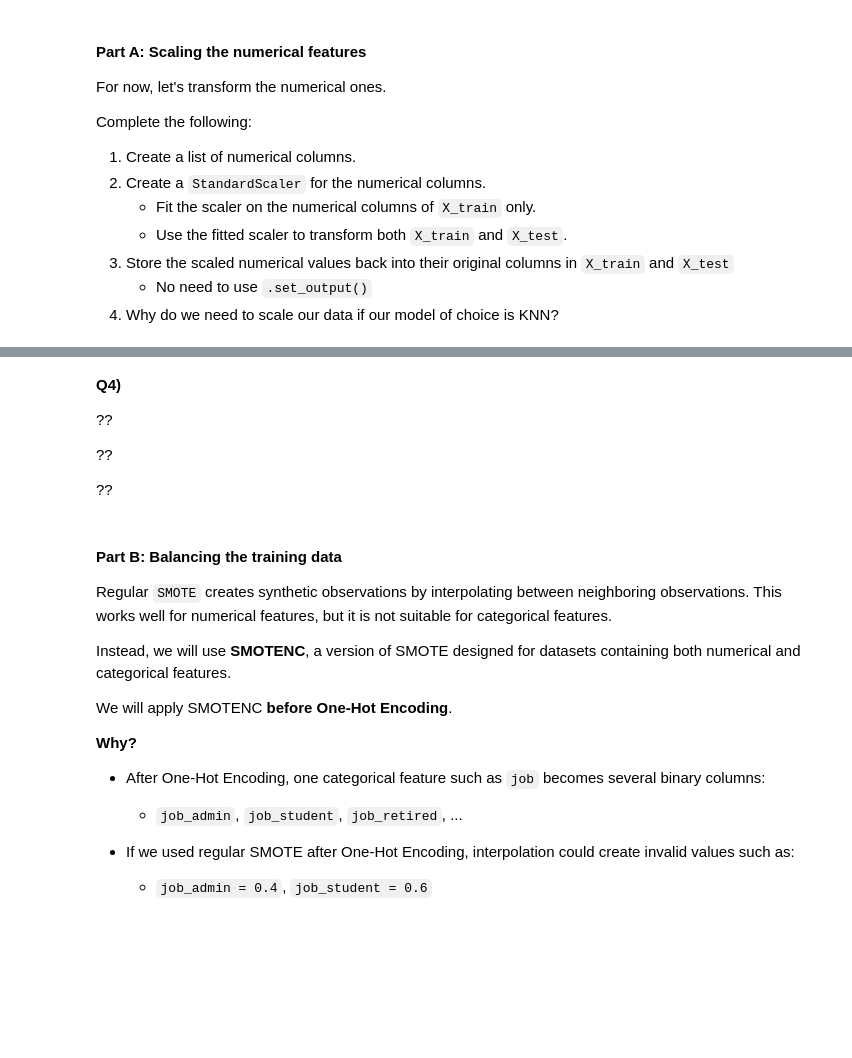
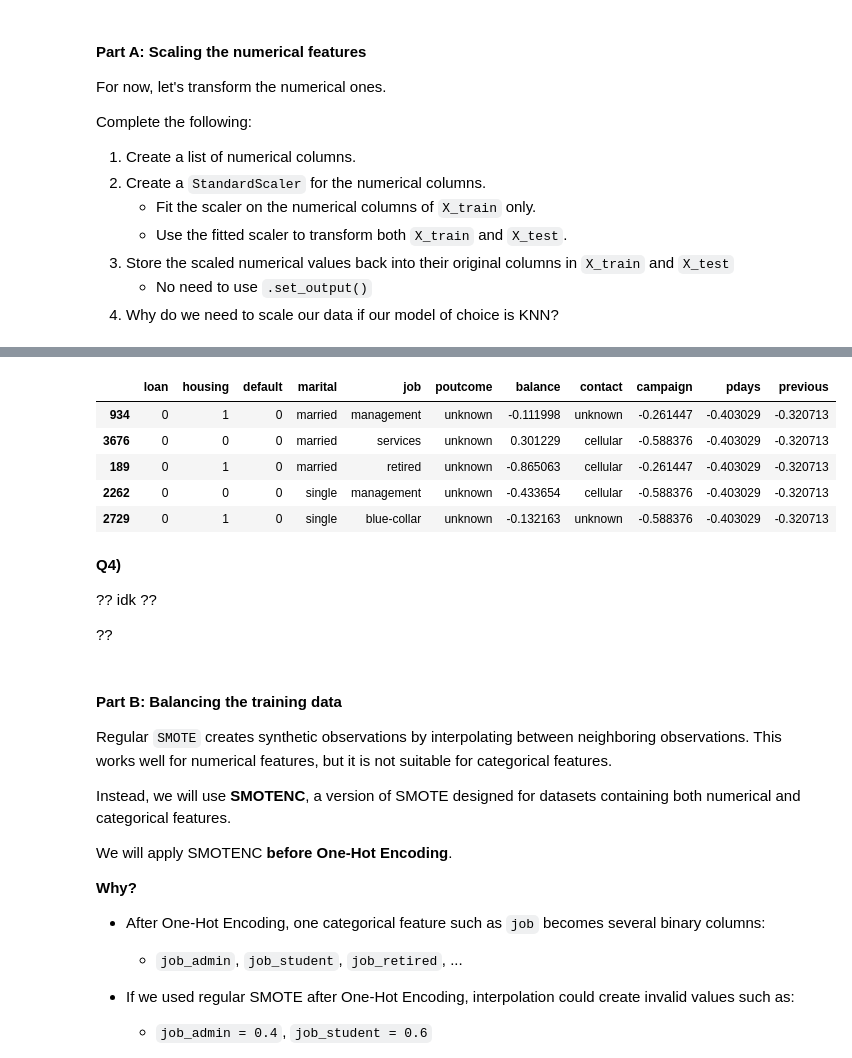
Before and after one commit to talalal3thman/test-github, a Jupyter notebook: content/03-supervised-machine-learning/11-imbalanced-data/labs/lab-classification-bank-marketing.ipynb, the cells around one changed output, grey strips where cells are left out. Saved outputs shown, nothing was run; the diff lists cells and outputs as text; code cells hidden in the pictures; blank space fills up the shorter version.

```diff
--- a/content/03-supervised-machine-learning/11-imbalanced-data/labs/lab-classification-bank-marketing.ipynb
+++ b/content/03-supervised-machine-learning/11-imbalanced-data/labs/lab-classification-bank-marketing.ipynb
@@ -320,3 +323,8 @@ Complete the following:
 3. Store the scaled numerical values back into their original columns in `X_train` and `X_test`
     - No need to use `.set_output()`
 4. Why do we need to scale our data if our model of choice is KNN?
+# %%
+X_train, X_test, y_train, y_test = train_test_split(X, y, random_state=34, stratify=y)
+# %%
+num_cols = X.select_dtypes(include= 'number').columns.to_list()
+print(num_cols)
@@ -322,0 +333,8 @@ Complete the following:
+# %%
+Sscaler = StandardScaler().set_output(transform='pandas')
+
+X_train_num_scaled = Sscaler.fit_transform(X_train[num_cols])
+X_train_num_scaled.head()
+
+X_test_num_scaled = Sscaler.transform(X_test[num_cols])
+X_test_num_scaled.head()
@@ -323,8 +348,22 @@ Complete the following:
+# %%
+# 3. save them into original X_train & X_test
+X_train[num_cols] = X_train_num_scaled
+X_train.head()
+
+X_test[num_cols] = X_test_num_scaled
+X_test.head()
+# %% [output]
+|  | loan | housing | default | marital | job | poutcome | balance | contact | campaign | pdays | previous |
+| 934 | 0 | 1 | 0 | married | management | unknown | -0.111998 | unknown | -0.261447 | -0.403029 | -0.320713 |
+| 3676 | 0 | 0 | 0 | married | services | unknown | 0.301229 | cellular | -0.588376 | -0.403029 | -0.320713 |
+| 189 | 0 | 1 | 0 | married | retired | unknown | -0.865063 | cellular | -0.261447 | -0.403029 | -0.320713 |
+| 2262 | 0 | 0 | 0 | single | management | unknown | -0.433654 | cellular | -0.588376 | -0.403029 | -0.320713 |
+| 2729 | 0 | 1 | 0 | single | blue-collar | unknown | -0.132163 | unknown | -0.588376 | -0.403029 | -0.320713 |
 # %% [markdown]
 **Q4)**
 
 ??
-
+idk
 ??
 
 ??
```
Also changed, not shown: parts of 4 cells of this notebook, 25 other files.
